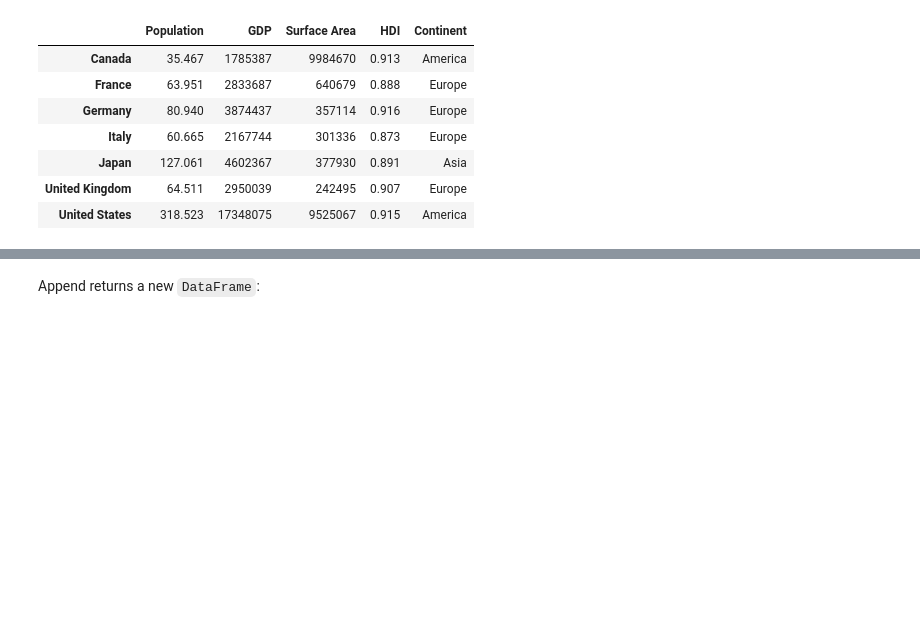
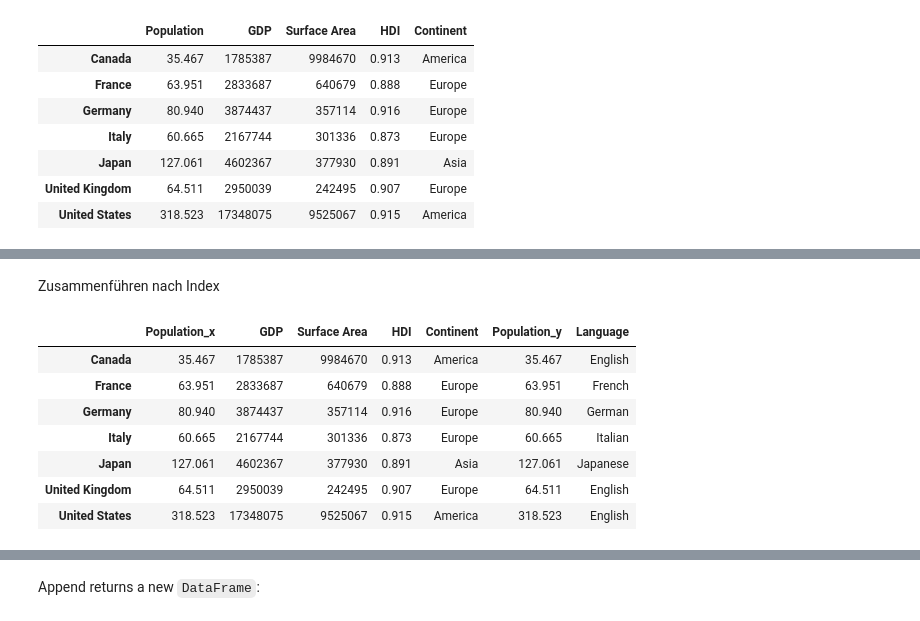
Before and after one commit to DavidKrGH/JupyterLab, a Jupyter notebook: TutorialDataAnalysis/Intro-to-pandas/3 - Pandas - DataFrames.ipynb, the cells around one changed output, grey strips where cells are left out. Cells and saved outputs as stored; diff of their text form; code cells hidden in the pictures; blank space fills up the shorter version.

```diff
--- a/TutorialDataAnalysis/Intro-to-pandas/3 - Pandas - DataFrames.ipynb
+++ b/TutorialDataAnalysis/Intro-to-pandas/3 - Pandas - DataFrames.ipynb
@@ -654,0 +678,21 @@ df
+# %%
+new_frame = pd.DataFrame({
+    'Population': [35.467, 63.951, 80.94 , 60.665, 127.061, 64.511, 318.523],
+    'Language': [
+        "English",
+        "French",
+        "German",
+        "Italian",
+        "Japanese",
+        "English",
+        "English"]},
+    columns=['Population', 'Language'],
+    index=[
+    'Canada',
+    'France',
+    'Germany',
+    'Italy',
+    'Japan',
+    'United Kingdom',
+    'United States',])
+new_frame
@@ -654,0 +708,13 @@ df
+# %% [markdown]
+Zusammenführen nach Index
+# %%
+df.merge(new_frame, left_index=True, right_index=True)
+# %% [output]
+|  | Population_x | GDP | Surface Area | HDI | Continent | Population_y | Language |
+| Canada | 35.467 | 1785387 | 9984670 | 0.913 | America | 35.467 | English |
+| France | 63.951 | 2833687 | 640679 | 0.888 | Europe | 63.951 | French |
+| Germany | 80.940 | 3874437 | 357114 | 0.916 | Europe | 80.940 | German |
+| Italy | 60.665 | 2167744 | 301336 | 0.873 | Europe | 60.665 | Italian |
+| Japan | 127.061 | 4602367 | 377930 | 0.891 | Asia | 127.061 | Japanese |
+| United Kingdom | 64.511 | 2950039 | 242495 | 0.907 | Europe | 64.511 | English |
+| United States | 318.523 | 17348075 | 9525067 | 0.915 | America | 318.523 | English |
```
Also changed, not shown: parts of 12 cells of this notebook.
